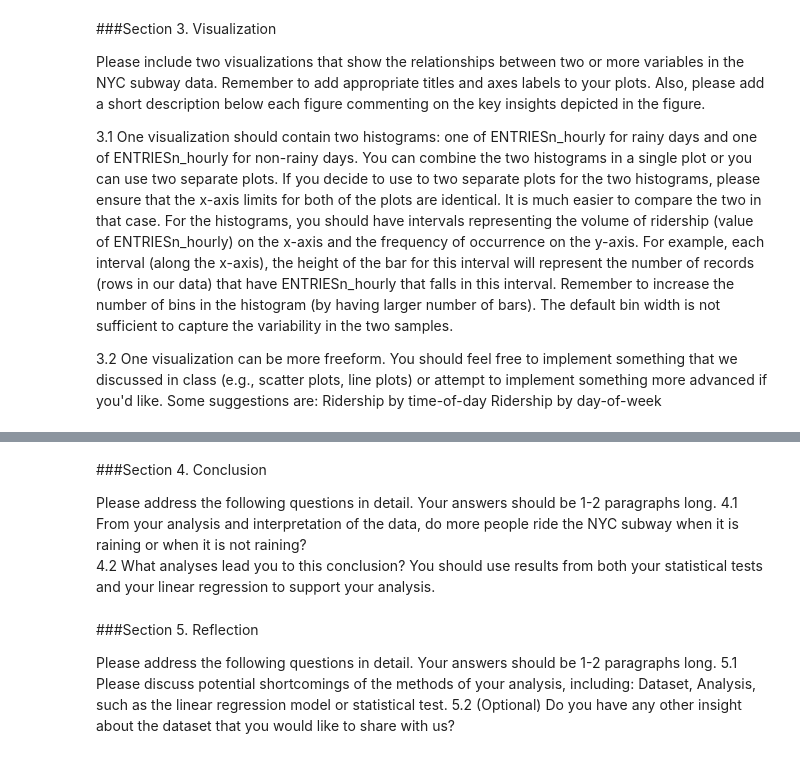
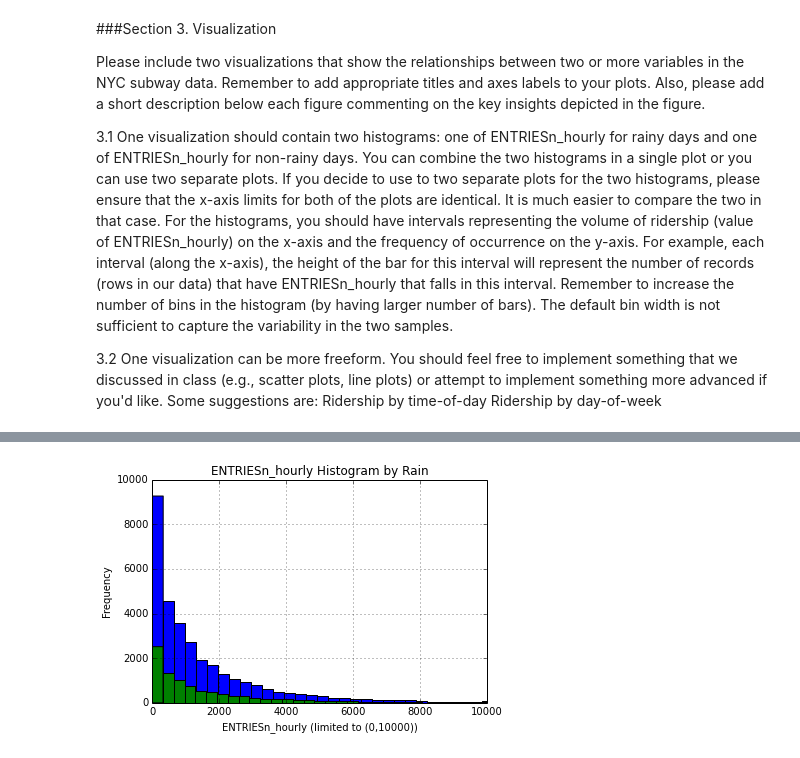
Before and after one commit to karbar09/udacity-p2-nyc, a Jupyter notebook: P2 - NYC Subway Ridership.ipynb, the cells around one changed output, grey strips where cells are left out. Saved outputs shown, nothing was run; the diff lists cells and outputs as text; code cells hidden in the pictures.

```diff
--- a/P2 - NYC Subway Ridership.ipynb
+++ b/P2 - NYC Subway Ridership.ipynb
@@ -261,16 +257,0 @@ df[df.rain==1].ENTRIESn_hourly.hist(bins=50)
-# %% [markdown]
-###Section 4. Conclusion
-
-Please address the following questions in detail. Your answers should be 1-2 paragraphs long.
-4.1 From your analysis and interpretation of the data, do more people ride
-the NYC subway when it is raining or when it is not raining?
-4.2 What analyses lead you to this conclusion? You should use results from both your statistical
-tests and your linear regression to support your analysis.
-# %% [markdown]
-###Section 5. Reflection
-
-Please address the following questions in detail. Your answers should be 1-2 paragraphs long.
-5.1 Please discuss potential shortcomings of the methods of your analysis, including:
-Dataset,
-Analysis, such as the linear regression model or statistical test.
-5.2 (Optional) Do you have any other insight about the dataset that you would like to share with us?
@@ -282,0 +258,16 @@ Analysis, such as the linear regression model or statistical test.
+# %%
+#3.1
+#Would've done this in ggplot.
+#But there is an issue with the latest version of pandas and ggplot: https://github.com/yhat/ggplot/issues/417
+import matplotlib.pyplot as plt
+bins = 100
+plt.figure()
+df[df.rain==0]['ENTRIESn_hourly'].hist(bins=bins) # No Rain => Blue
+df[df.rain==1]['ENTRIESn_hourly'].hist(bins=bins) # Rain => Green
+plt.xlim((0,10000))
+plt.xlabel("ENTRIESn_hourly (limited to (0,10000))")
+plt.ylabel("Frequency")
+plt.title("ENTRIESn_hourly Histogram by Rain")
+plt.show()
+# %% [output]
+[figure, added]
```
Also changed, not shown: parts of 17 cells of this notebook, 1 other file.
